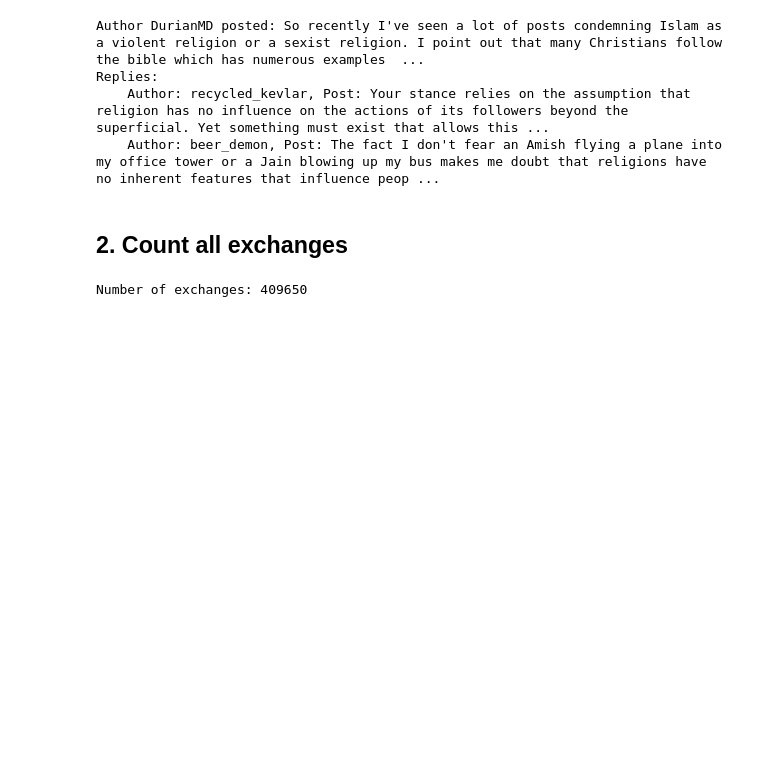
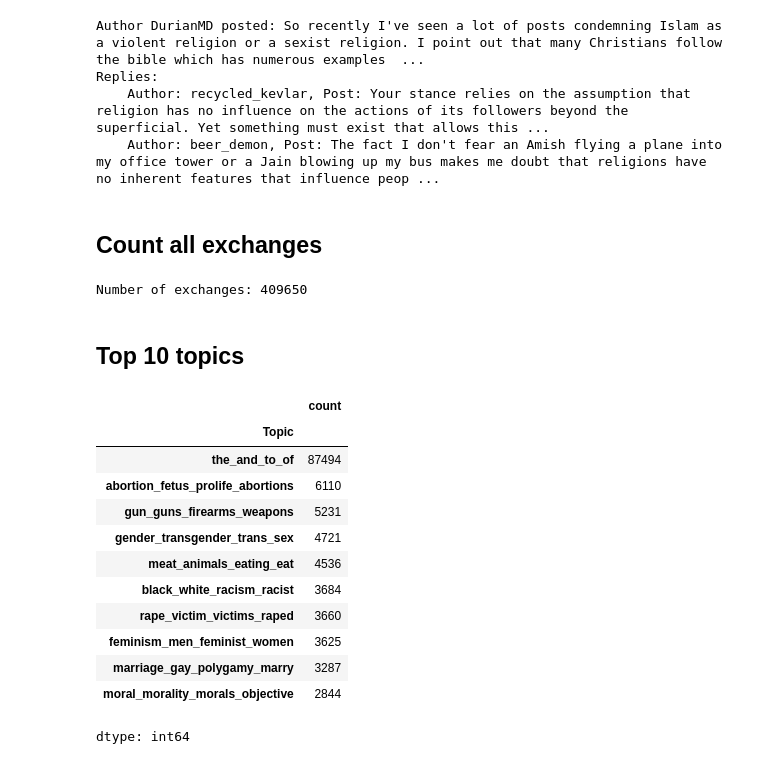
Before and after one commit to AgnieszkaFalenska/Language-in-Social-Context, a Jupyter notebook: notebooks/CMV_Data_Analysis.ipynb, the cells around one changed output. Saved outputs shown, nothing was run; the diff lists cells and outputs as text; code cells hidden in the pictures; blank space fills up the shorter version.

```diff
--- a/notebooks/CMV_Data_Analysis.ipynb
+++ b/notebooks/CMV_Data_Analysis.ipynb
@@ -47,5 +59,5 @@ Replies:
     Author: recycled_kevlar, Post: Your stance relies on the assumption that religion has no influence on the actions of its followers beyond the superficial. Yet something must exist that allows this ...
     Author: beer_demon, Post: The fact I don't fear an Amish flying a plane into my office tower or a Jain blowing up my bus makes me doubt that religions have no inherent features that influence peop ...
 # %% [markdown]
-## 2. Count all exchanges
+## Count all exchanges
 # %%
@@ -57,2 +72,20 @@ print("Number of exchanges:", count)
 # %% [output]
 Number of exchanges: 409650
+# %% [markdown]
+## Top 10 topics
+# %%
+df["Topic"].value_counts()[:10]
+# %% [output]
+|  | count |
+| Topic |  |
+| the_and_to_of | 87494 |
+| abortion_fetus_prolife_abortions | 6110 |
+| gun_guns_firearms_weapons | 5231 |
+| gender_transgender_trans_sex | 4721 |
+| meat_animals_eating_eat | 4536 |
+| black_white_racism_racist | 3684 |
+| rape_victim_victims_raped | 3660 |
+| feminism_men_feminist_women | 3625 |
+| marriage_gay_polygamy_marry | 3287 |
+| moral_morality_morals_objective | 2844 |
+dtype: int64
```
Also changed, not shown: parts of 31 cells of this notebook, 2 other files.
